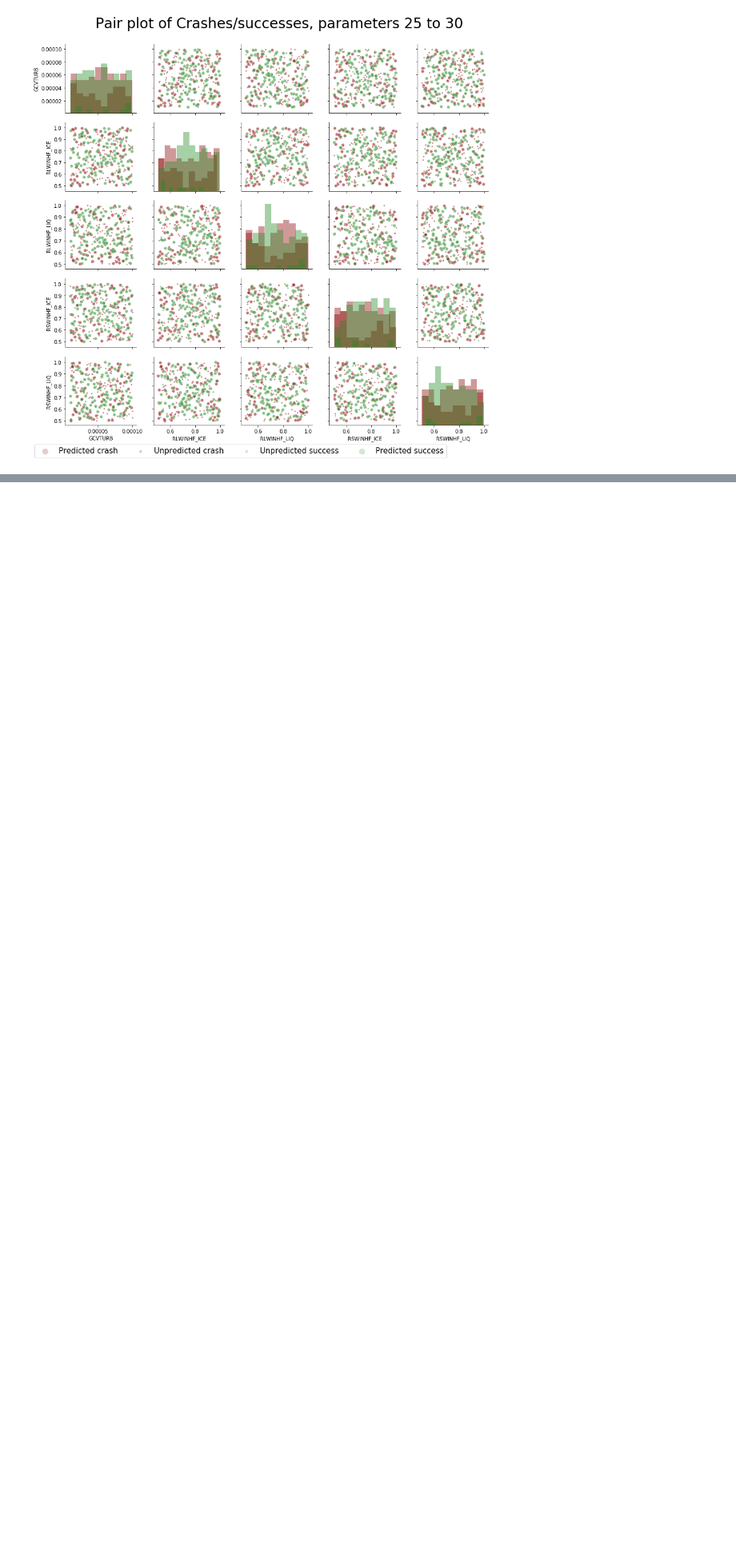
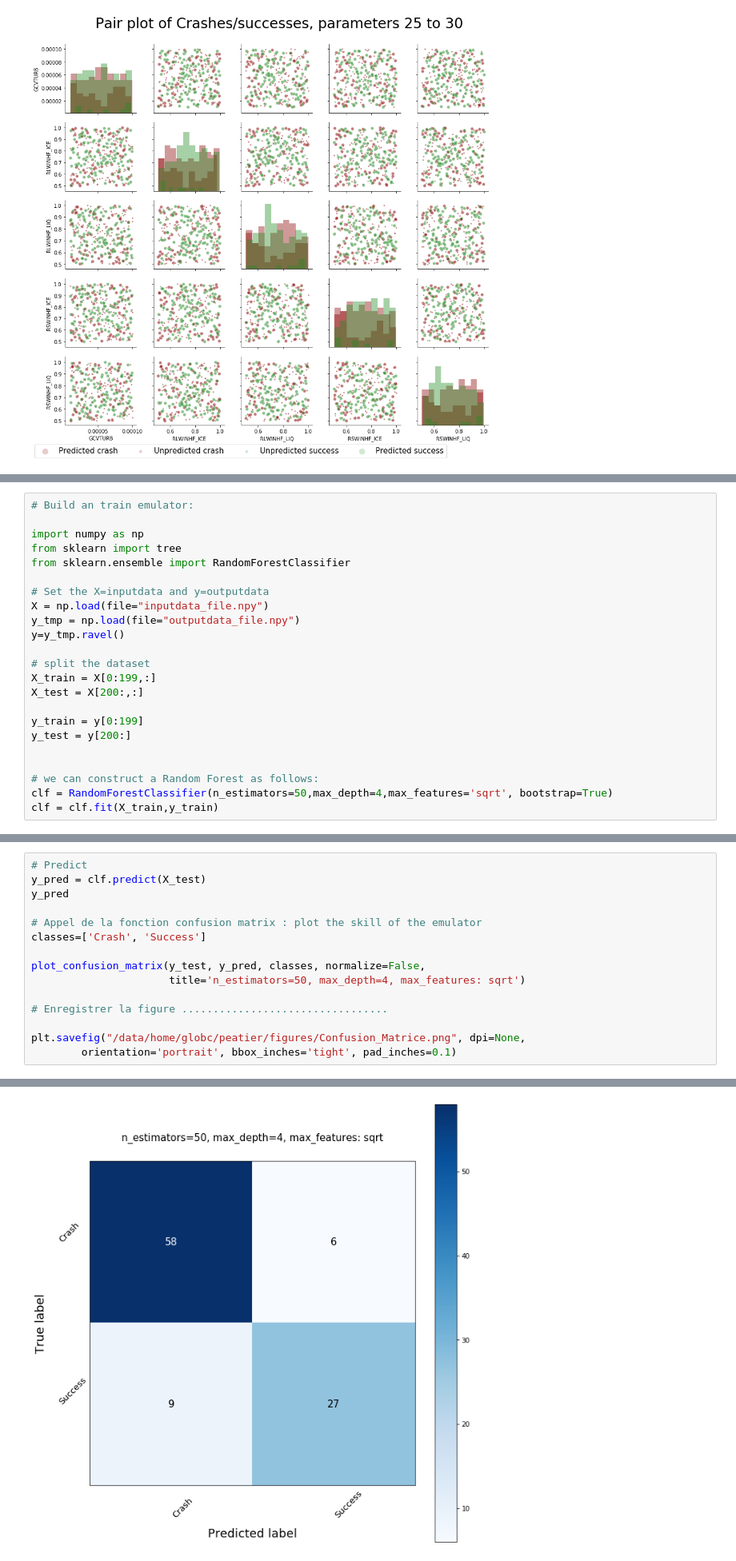
Before and after one commit to benmsanderson/CNRMppe, a Jupyter notebook: crash_emulator/emulator.ipynb, the cells around one changed output, grey strips where cells are left out. Shown at 80% size. Saved outputs shown, nothing was run; the diff lists cells and outputs as text; blank space fills up the shorter version.

```diff
--- a/crash_emulator/emulator.ipynb
+++ b/crash_emulator/emulator.ipynb
@@ -898,0 +973,23 @@ To estimate the parameters the most important into the crash or success of the s
+# %%
+# Build an train emulator:
+
+import numpy as np
+from sklearn import tree
+from sklearn.ensemble import RandomForestClassifier
+
+# Set the X=inputdata and y=outputdata
+X = np.load(file="inputdata_file.npy")
+y_tmp = np.load(file="outputdata_file.npy")
+y=y_tmp.ravel()
+
+# split the dataset
+X_train = X[0:199,:]
+X_test = X[200:,:]
+
+y_train = y[0:199]
+y_test = y[200:]
+
+
+# we can construct a Random Forest as follows:
+clf = RandomForestClassifier(n_estimators=50,max_depth=4,max_features='sqrt', bootstrap=True)
+clf = clf.fit(X_train,y_train)
@@ -898,0 +1078,16 @@ To estimate the parameters the most important into the crash or success of the s
+# %%
+# Predict
+y_pred = clf.predict(X_test)
+y_pred
+
+# Appel de la fonction confusion matrix : plot the skill of the emulator
+classes=['Crash', 'Success']
+
+plot_confusion_matrix(y_test, y_pred, classes, normalize=False,
+                      title='n_estimators=50, max_depth=4, max_features: sqrt')
+
+# Enregistrer la figure .................................
+
+plt.savefig("/data/home/globc/peatier/figures/Confusion_Matrice.png", dpi=None,
+        orientation='portrait', bbox_inches='tight', pad_inches=0.1)
+# %% [output]
@@ -898,0 +1095 @@ To estimate the parameters the most important into the crash or success of the s
+[figure, added]
```
Also changed, not shown: parts of 15 cells of this notebook, 2 other files.
